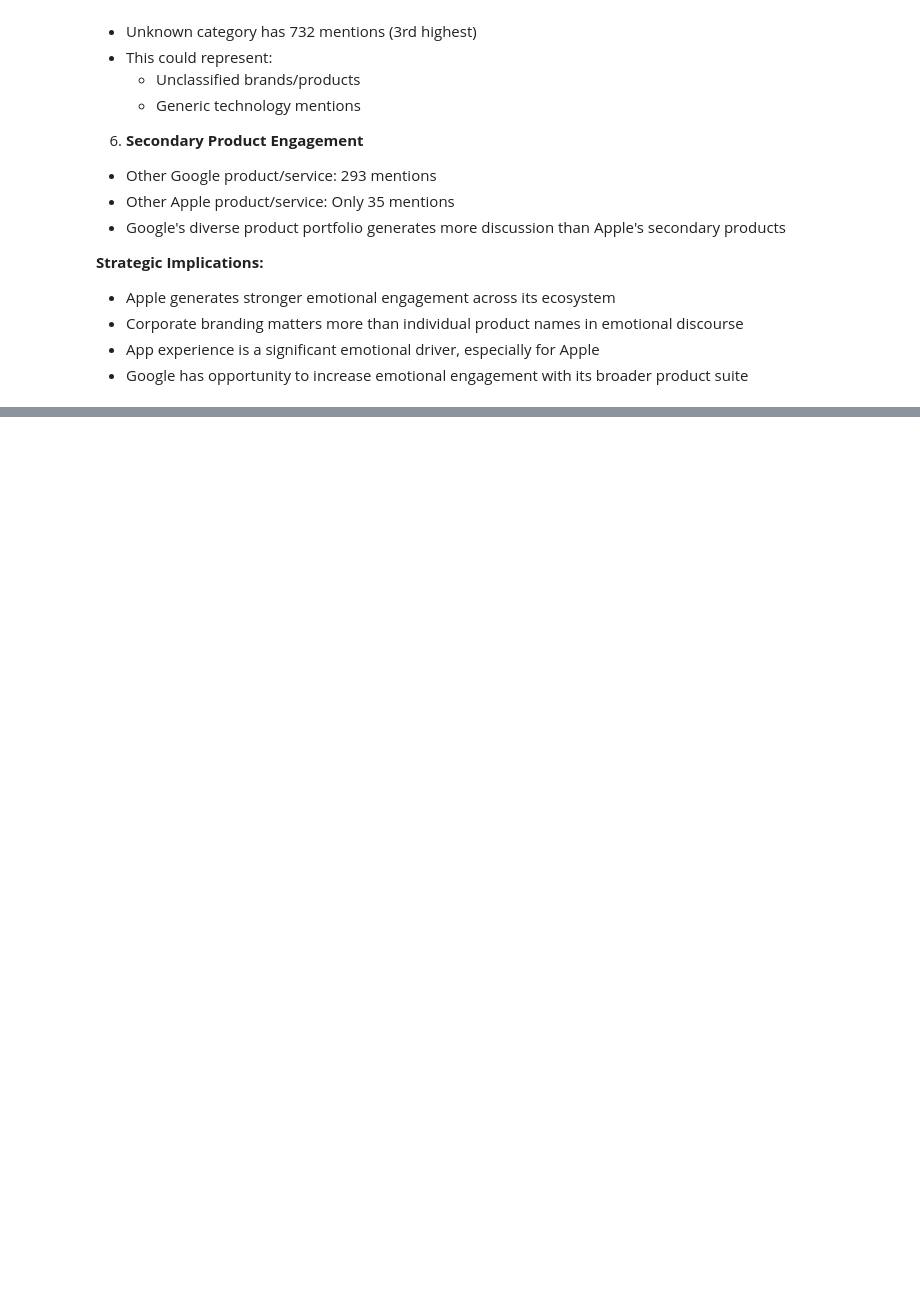
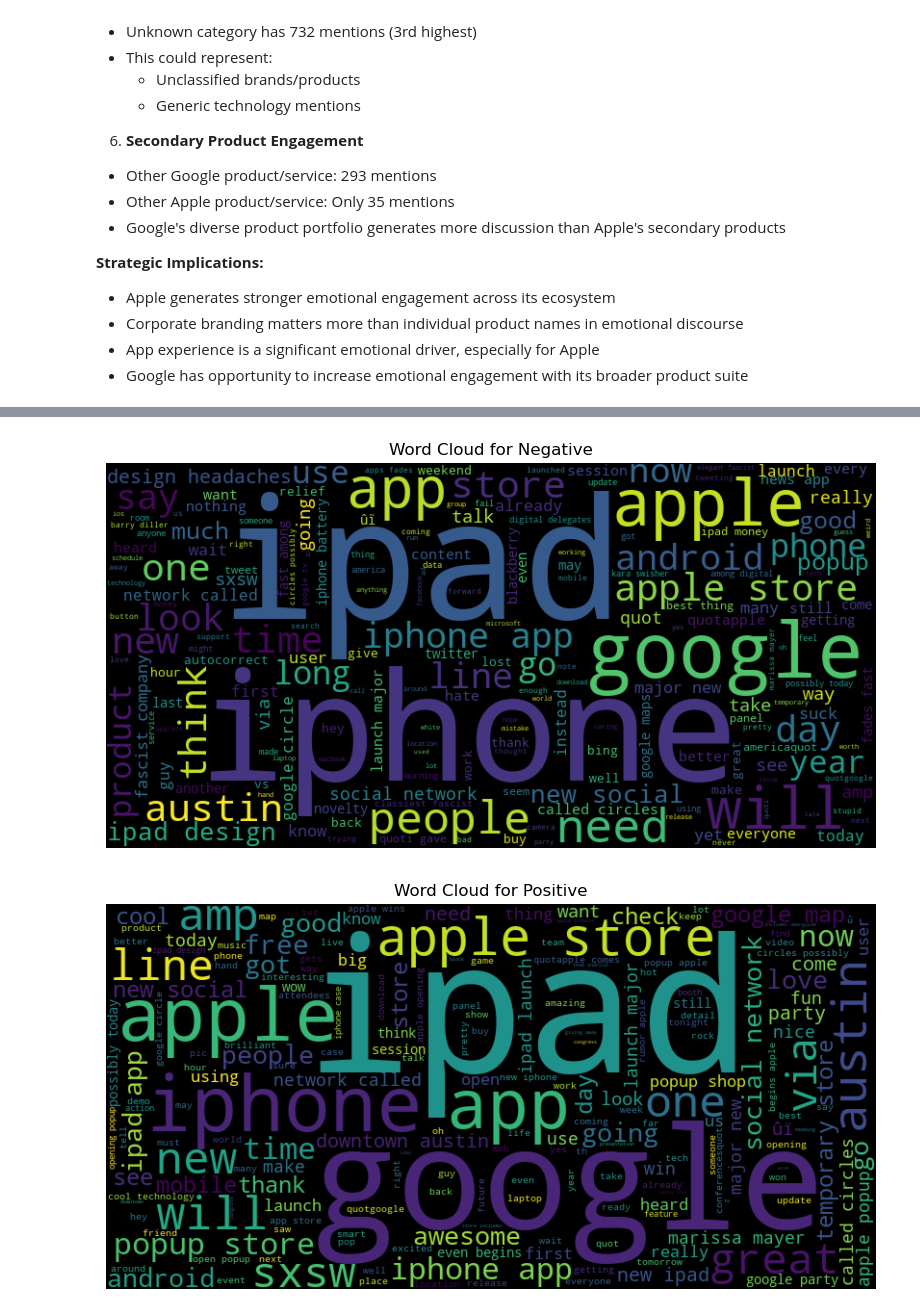
Before and after one commit to rmasawa/A-Comparative-Analysis-of-Public-Sentiment-on-Twitter-towards-Apple-and-Google-Products-using-NLP, a Jupyter notebook: Index.ipynb, the cells around one changed output, grey strips where cells are left out. Saved outputs shown, nothing was run; the diff lists cells and outputs as text; code cells hidden in the pictures; blank space fills up the shorter version.

```diff
--- a/Index.ipynb
+++ b/Index.ipynb
@@ -499,0 +554,12 @@ Name: count, dtype: int64
+# %%
+for sentiment in df['sentiment'].unique():
+      text = ' '.join(df[df['sentiment'] == sentiment]['cleaned_text'])
+      wordcloud = WordCloud(width=800, height=400).generate(text)
+      plt.figure(figsize=(10, 5))
+      plt.imshow(wordcloud, interpolation='bilinear')
+      plt.title(f'Word Cloud for {sentiment}')
+      plt.axis('off')
+      plt.show()
+# %% [output]
+[figure, added]
+[figure, added]
```
Also changed, not shown: parts of 11 cells of this notebook.
